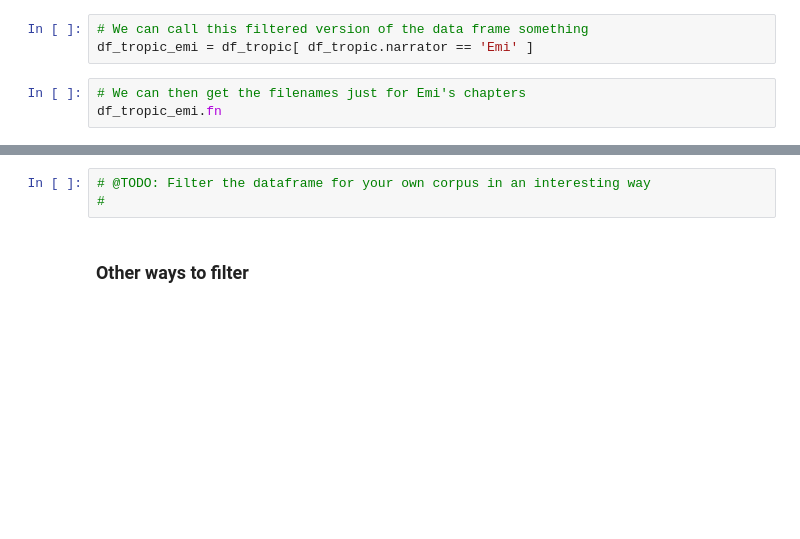
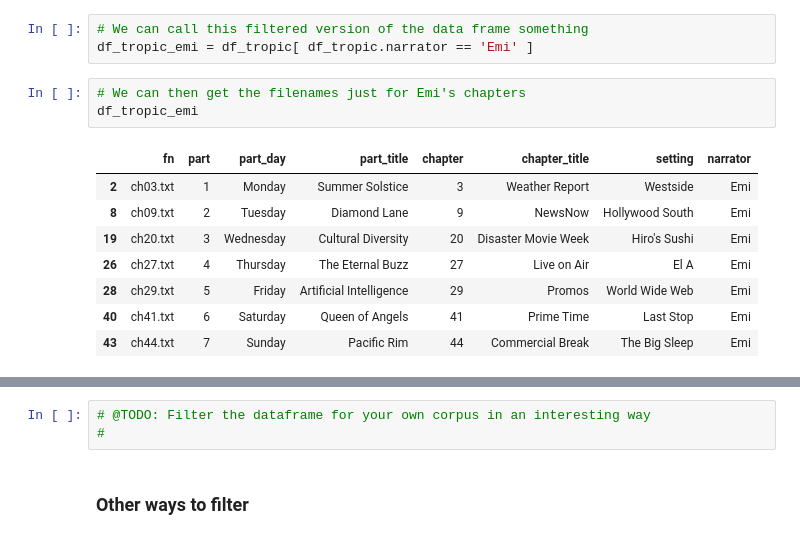
Before and after one commit to quadrismegistus/literarytextmining, a Jupyter notebook: 04_corpus_mining/4A_pandas.ipynb, the cells around one changed output, grey strips where cells are left out. Drawn from its saved outputs; the diff is of its cells as text; blank space fills up the shorter version.

```diff
--- a/04_corpus_mining/4A_pandas.ipynb
+++ b/04_corpus_mining/4A_pandas.ipynb
@@ -124,7 +283,16 @@ df_tropic[ df_tropic.narrator == 'Emi' ]
 df_tropic_emi = df_tropic[ df_tropic.narrator == 'Emi' ]
 # %%
 # We can then get the filenames just for Emi's chapters
-df_tropic_emi.fn
+df_tropic_emi
+# %% [output]
+|  | fn | part | part_day | part_title | chapter | chapter_title | setting | narrator |
+| 2 | ch03.txt | 1 | Monday | Summer Solstice | 3 | Weather Report | Westside | Emi |
+| 8 | ch09.txt | 2 | Tuesday | Diamond Lane | 9 | NewsNow | Hollywood South | Emi |
+| 19 | ch20.txt | 3 | Wednesday | Cultural Diversity | 20 | Disaster Movie Week | Hiro's Sushi | Emi |
+| 26 | ch27.txt | 4 | Thursday | The Eternal Buzz | 27 | Live on Air | El A | Emi |
+| 28 | ch29.txt | 5 | Friday | Artificial Intelligence | 29 | Promos | World Wide Web | Emi |
+| 40 | ch41.txt | 6 | Saturday | Queen of Angels | 41 | Prime Time | Last Stop | Emi |
+| 43 | ch44.txt | 7 | Sunday | Pacific Rim | 44 | Commercial Break | The Big Sleep | Emi |
 # %%
 # This is useful because then we can loop over an do things just to Emi's files:
 for filename in df_tropic_emi.fn:
```
Also changed, not shown: parts of 47 cells of this notebook, 2 other files.
